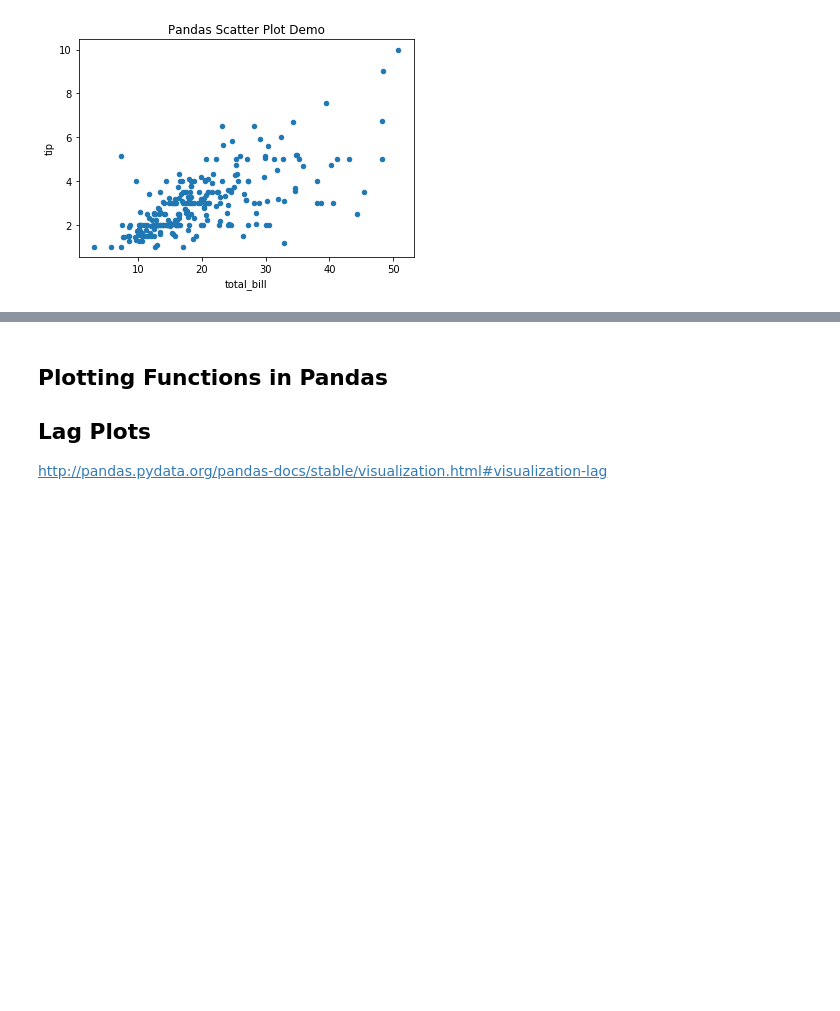
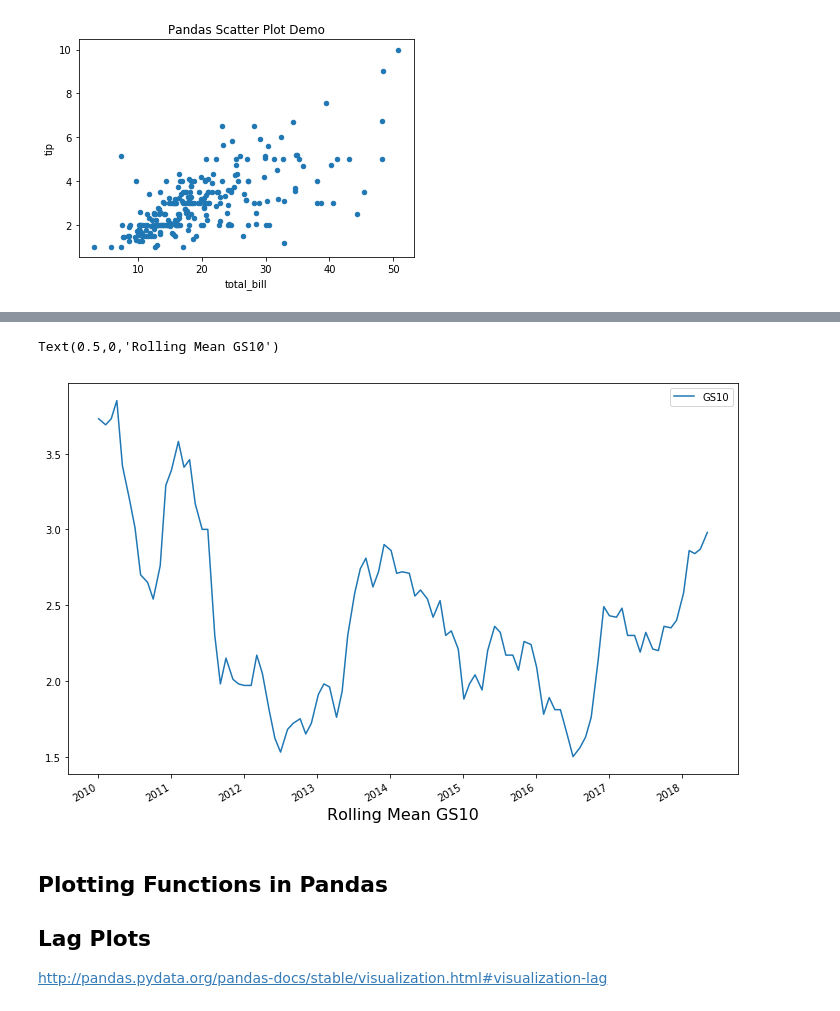
Before and after one commit to jaspajjr/pydata-visualisation, a Jupyter notebook: pandas-plotting.ipynb, the cells around one changed output, grey strips where cells are left out. Drawn from its saved outputs; the diff is of its cells as text; code cells hidden in the pictures; blank space fills up the shorter version.

Commit message:
Moved pandas date plotting into pandas notebook

```diff
--- a/pandas-plotting.ipynb
+++ b/pandas-plotting.ipynb
@@ -36,3 +36,12 @@ None
 df.plot(x='total_bill', y='tip', kind='scatter', title='Pandas Scatter Plot Demo');
 # %% [output]
 [figure]
+# %%
+import pandas_datareader as pdr
+
+df = pdr.get_data_fred('GS10')
+df = df.reset_index()
+
+print(df.info())
+
+df.head()
@@ -39,3 +63,17 @@ df.plot(x='total_bill', y='tip', kind='scatter', title='Pandas Scatter Plot Demo
+# %%
+fig = plt.figure(figsize=(12, 8))
+ax = fig.add_subplot(111)
+
+df.set_index('DATE') \
+    .resample('W') \
+    .mean() \
+    .dropna().plot(ax=ax)
+
+ax.set_xlabel('Year', fontsize=16)
+ax.set_xlabel('Rolling Mean GS10', fontsize=16)
+# %% [output]
+Text(0.5,0,'Rolling Mean GS10')
+[figure, added]
 # %% [markdown]
 ## Plotting Functions in Pandas
 
```
Also changed, not shown: parts of 1 cell of this notebook, 2 other files.
